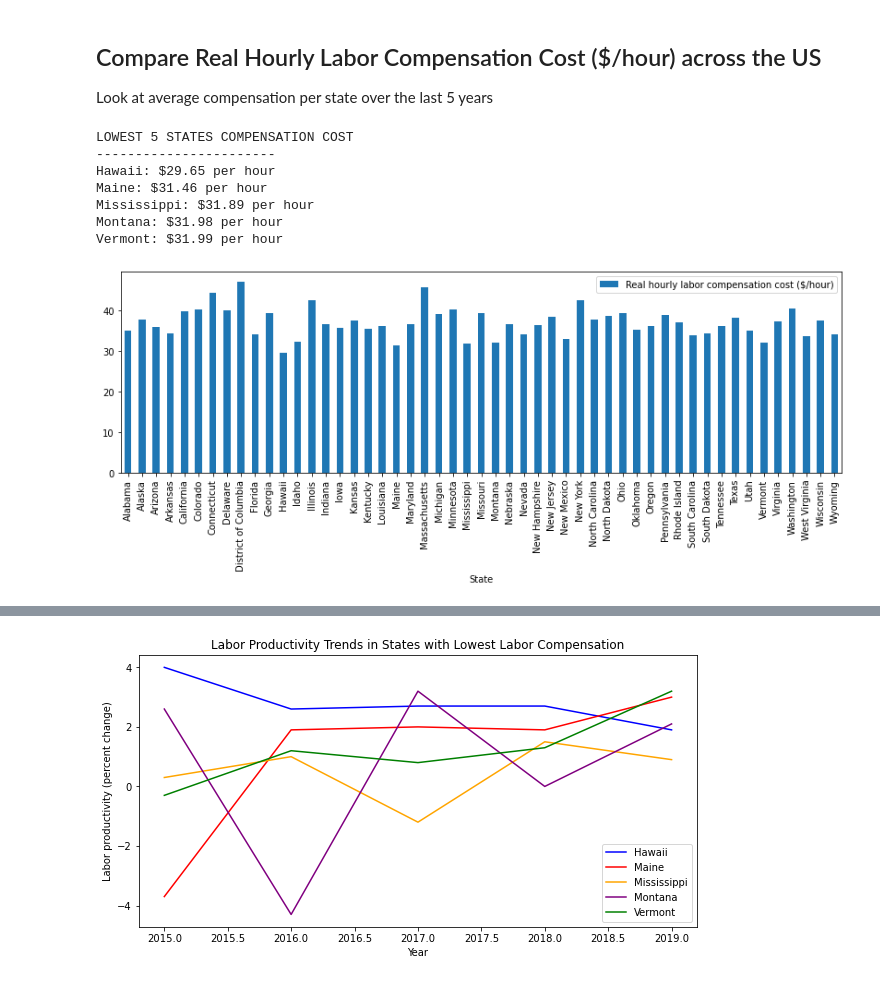
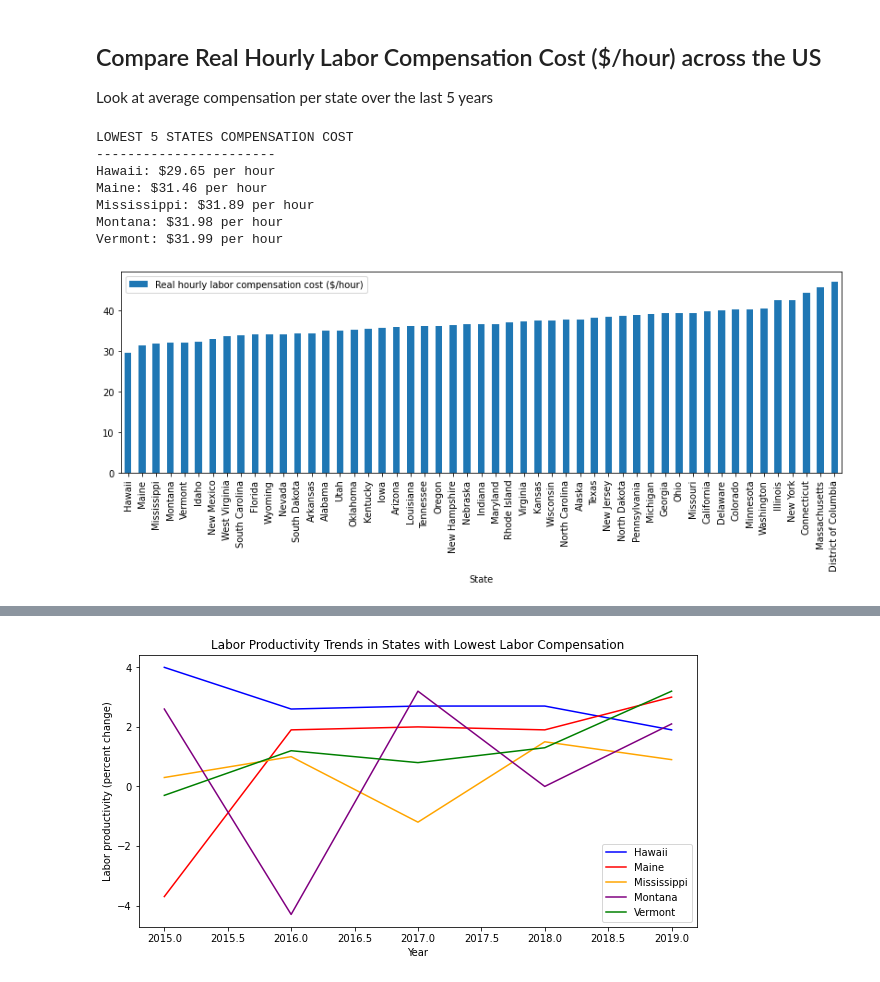
Before and after one commit to Blashford/Next-Factory-ACME, a Jupyter notebook: starter_notebook.ipynb, the cells around one changed output, grey strips where cells are left out. Cells and saved outputs as stored; diff of their text form; code cells hidden in the pictures.

```diff
--- a/starter_notebook.ipynb
+++ b/starter_notebook.ipynb
@@ -46,29 +46,29 @@ Look at average compensation per state over the last 5 years
 # %%
 # Narrow down our columns and get last 5 years
 five_list = [2015, 2016, 2017, 2018, 2019]
 hourly_comp_data = labor_df.loc[labor_df['Year'].isin(five_list),[
     'State',
     'Year',
     'Real hourly labor compensation cost ($/hour)',
     'Real hourly labor compensation (percent change)',
     'Hourly labor compensation cost ($/hour)',
     'Hourly labor compensation cost (percent change)']]
 # Group by state and get the averages; then plot for comparison
 avg_comp = hourly_comp_data.groupby('State').mean()
-avg_comp.plot(kind="bar", y=['Real hourly labor compensation cost ($/hour)'], figsize=(14,4))
+avg_comp_sorted = avg_comp.sort_values(['Real hourly labor compensation cost ($/hour)'])
+avg_comp_sorted.plot(kind="bar", y=['Real hourly labor compensation cost ($/hour)'], figsize=(14,4))
 
-# Print out the lowest 3 for visibility
-avg_comp_sorted = avg_comp.sort_values(['Real hourly labor compensation cost ($/hour)'])
+# Print out the lowest 5 for visibility
 lowest_comps = avg_comp_sorted.iloc[0:5,:]
 print("LOWEST 5 STATES COMPENSATION COST\n-----------------------")
 for index,row in lowest_comps.iterrows():
     print(f"{index}: ${round(row['Real hourly labor compensation cost ($/hour)'],2)} per hour")
 # %% [output]
 LOWEST 5 STATES COMPENSATION COST
 -----------------------
 Hawaii: $29.65 per hour
 Maine: $31.46 per hour
 Mississippi: $31.89 per hour
 Montana: $31.98 per hour
 Vermont: $31.99 per hour
-[figure, old version]
+[figure, new version]
```
Also changed, not shown: parts of 6 cells of this notebook.
